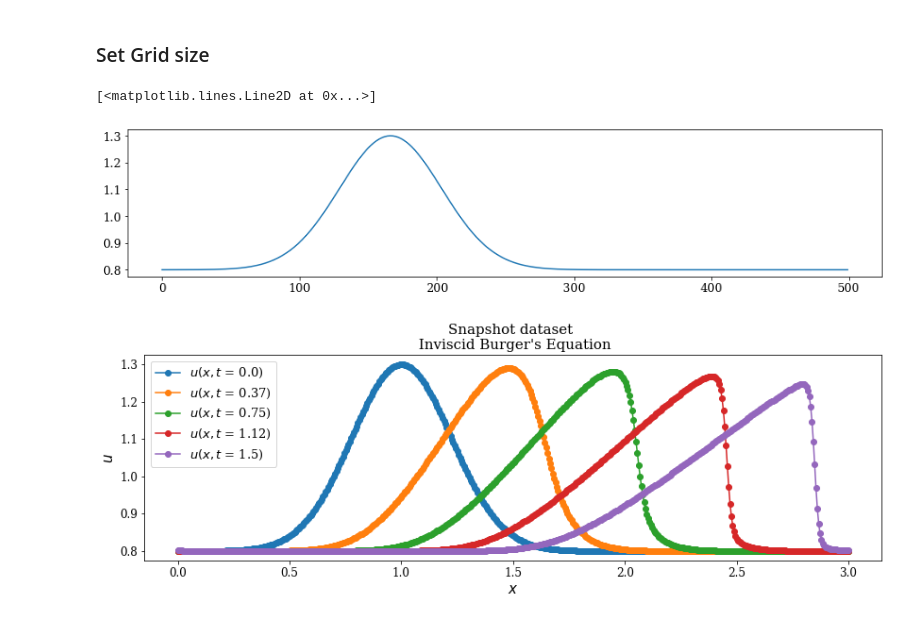
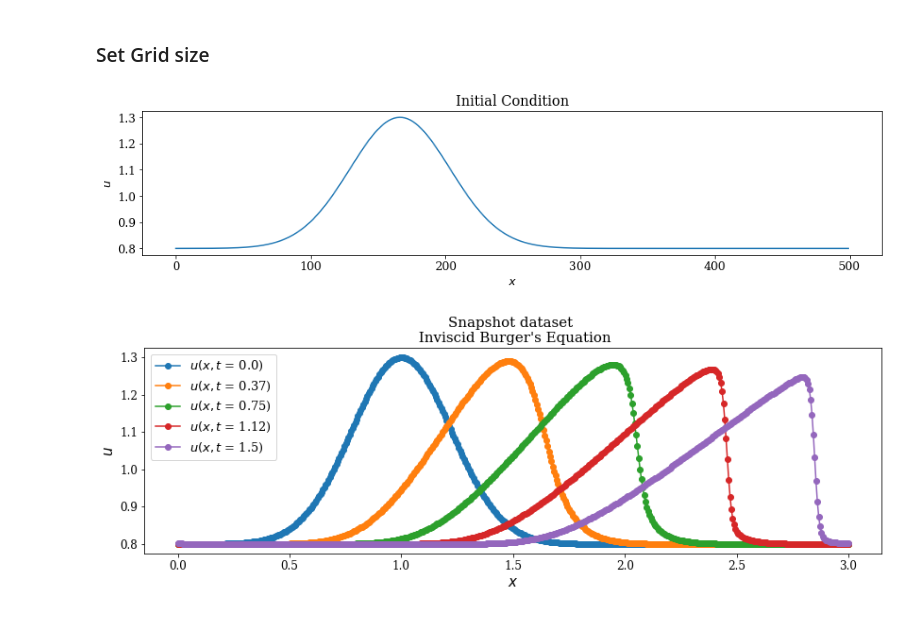
Before and after one commit to opaliss/Space-Weather-ROM, a Jupyter notebook: Burgers/Burgers-Eq-ROM-Shifted.ipynb, the cells around one changed output. Cells and saved outputs as stored; diff of their text form; code cells hidden in the pictures.

```diff
--- a/Burgers/Burgers-Eq-ROM-Shifted.ipynb
+++ b/Burgers/Burgers-Eq-ROM-Shifted.ipynb
@@ -117,10 +117,12 @@ x_vec = np.linspace(a, b, n)
 initial_condition = 0.8 +  0.5*np.exp(-(x_vec - 1)**2/(0.1))
 # %%
 fig, ax = plt.subplots(figsize=(15, 3))
-plt.plot(initial_condition)
+ax.plot(initial_condition)
+_ = ax.set_title("Initial Condition")
+_ = ax.set_ylabel("$u$")
+_ = ax.set_xlabel("$x$")
 # %% [output]
-[<matplotlib.lines.Line2D at 0x...>]
-[figure, old version]
+[figure, new version]
 # %%
 def solve_upwind_scheme(initial_condition, t_vec, x_vec):
     """ solve a 1-d advection diffusion equation using the first order conservative upwind scheme"""
```
Also changed, not shown: parts of 5 cells of this notebook, 3 other files.
